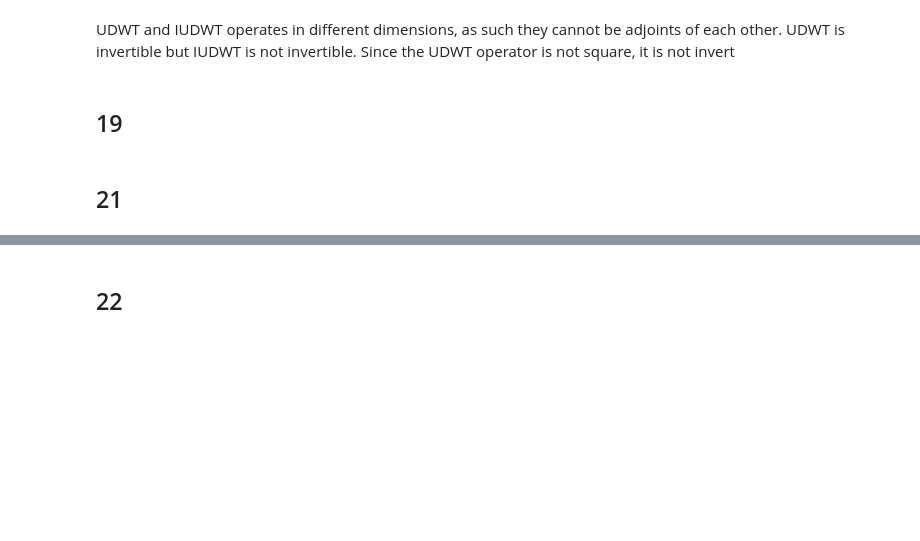
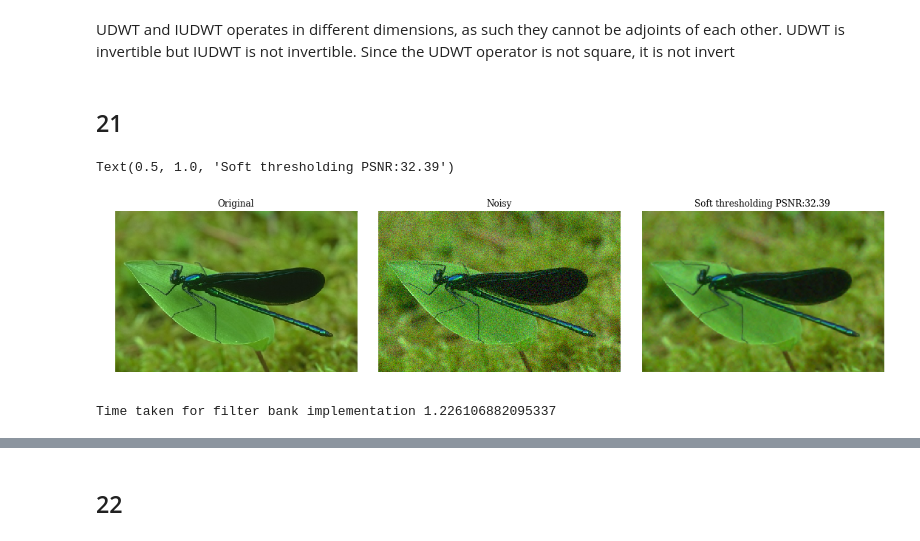
Before and after one commit to UnnikrishnanSivaprasad/ECE285IVR, a Jupyter notebook: ECE285IVR-ProjectC.ipynb, the cells around one changed output, grey strips where cells are left out. Cells and saved outputs as stored; diff of their text form; code cells hidden in the pictures; blank space fills up the shorter version.

```diff
--- a/ECE285IVR-ProjectC.ipynb
+++ b/ECE285IVR-ProjectC.ipynb
@@ -299,5 +295,3 @@ Checking udwt and iudwt are left invert of each other True
 Checking udwt and iudwt are right invert of each other False
 # %% [markdown]
 UDWT and IUDWT operates in different dimensions, as such they cannot be adjoints of each other. UDWT is invertible but IUDWT is not invertible. Since the UDWT operator is not square, it is not invert
-# %% [markdown]
-## 19
@@ -370,0 +300,24 @@ def fb_adjoint(z, fb):
+# %%
+x0 = plt.imread("assets/dragonfly.png")
+clean = im.dwt_crop(x0,J)
+W = im.UDWT(clean.shape,J)
+sig = 20 / 255
+noisy = clean + sig * np.random.randn(*clean.shape)
+start = time.time()
+UDWT_soft_thresh = W.invert(softthresh_denoise(noisy,20/255,W))
+end = time.time()
+
+fig,axes = plt.subplots(nrows=1,ncols=3,figsize=(15,7))
+im.show(clean,ax=axes[0])
+axes[0].set_title("Original")
+im.show(noisy,ax=axes[1])
+axes[1].set_title("Noisy")
+im.show(UDWT_soft_thresh,ax=axes[2])
+axes[2].set_title("Soft thresholding PSNR:{}".format(np.round(im.psnr(clean,UDWT_soft_thresh),decimals=2)))
+# %% [output]
+Text(0.5, 1.0, 'Soft thresholding PSNR:32.39')
+[figure, added]
+# %%
+print("Time taken for filter bank implementation {}".format(end-start))
+# %% [output]
+Time taken for filter bank implementation 1.226106882095337
```
Also changed, not shown: parts of 15 cells of this notebook, 1 other file.
